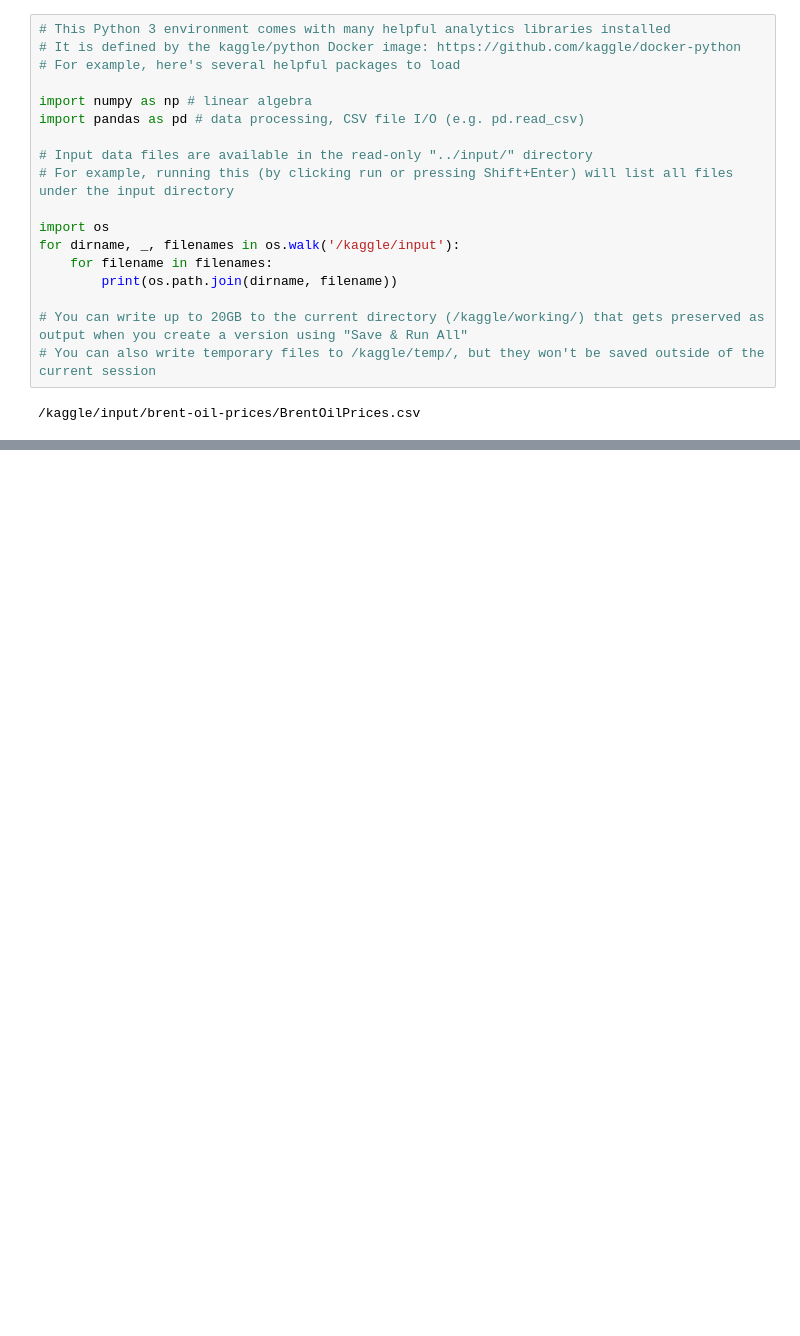
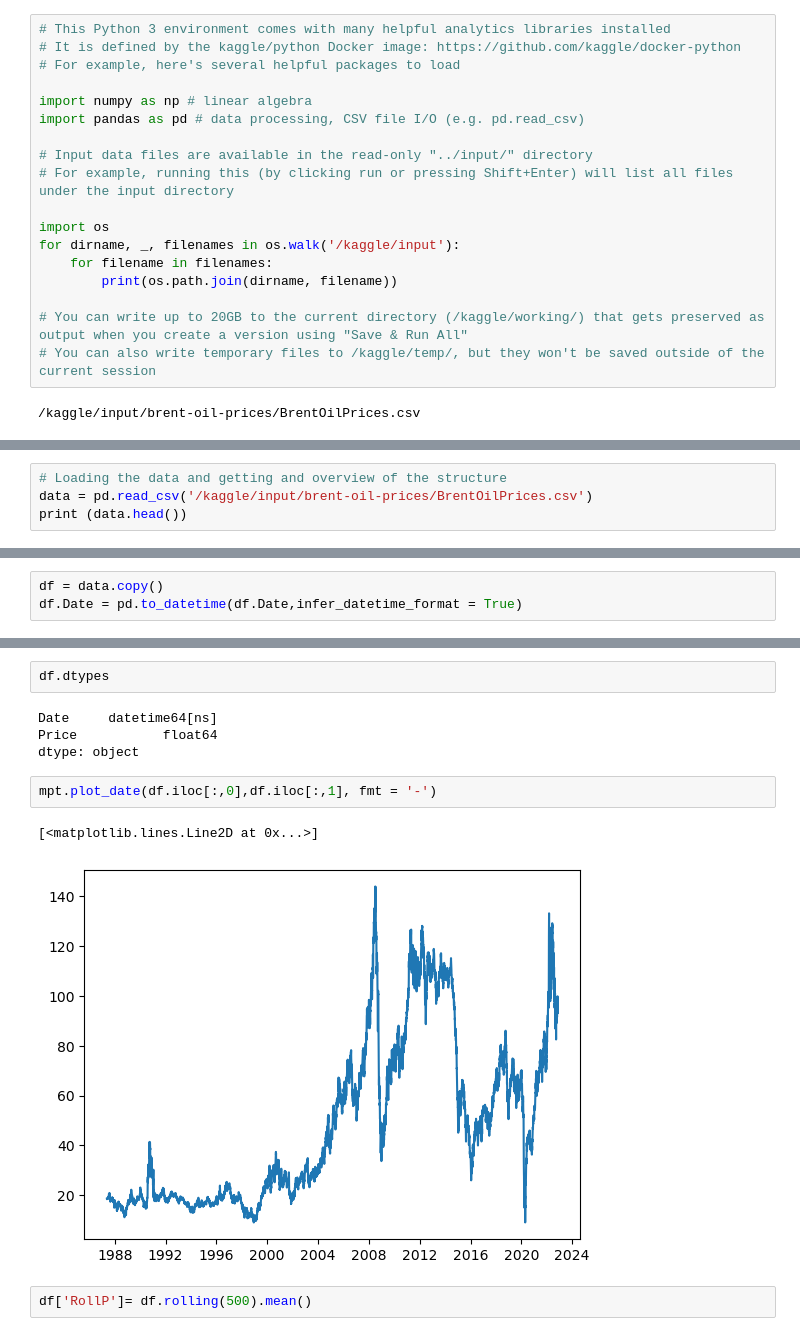
Before and after one commit to mmg36/cali-house-price, a Jupyter notebook: notebook5a702c1be7.ipynb, the cells around one changed output, grey strips where cells are left out. Cells and saved outputs as stored; diff of their text form; blank space fills up the shorter version.

Commit message:
Kaggle Notebook | notebook5a702c1be7 | Time_series

```diff
--- a/notebook5a702c1be7.ipynb
+++ b/notebook5a702c1be7.ipynb
@@ -24,0 +24,4 @@ print (10)
+# %%
+# Loading the data and getting and overview of the structure
+data = pd.read_csv('/kaggle/input/brent-oil-prices/BrentOilPrices.csv')
+print (data.head())
@@ -24,0 +35,3 @@ print (10)
+# %%
+df = data.copy()
+df.Date = pd.to_datetime(df.Date,infer_datetime_format = True)
@@ -24,0 +47,13 @@ print (10)
+# %%
+df.dtypes
+# %% [output]
+Date     datetime64[ns]
+Price           float64
+dtype: object
+# %%
+mpt.plot_date(df.iloc[:,0],df.iloc[:,1], fmt = '-')
+# %% [output]
+[<matplotlib.lines.Line2D at 0x...>]
+[figure, added]
+# %%
+df['RollP']= df.rolling(500).mean()
```
Also changed, not shown: parts of 6 cells of this notebook.
